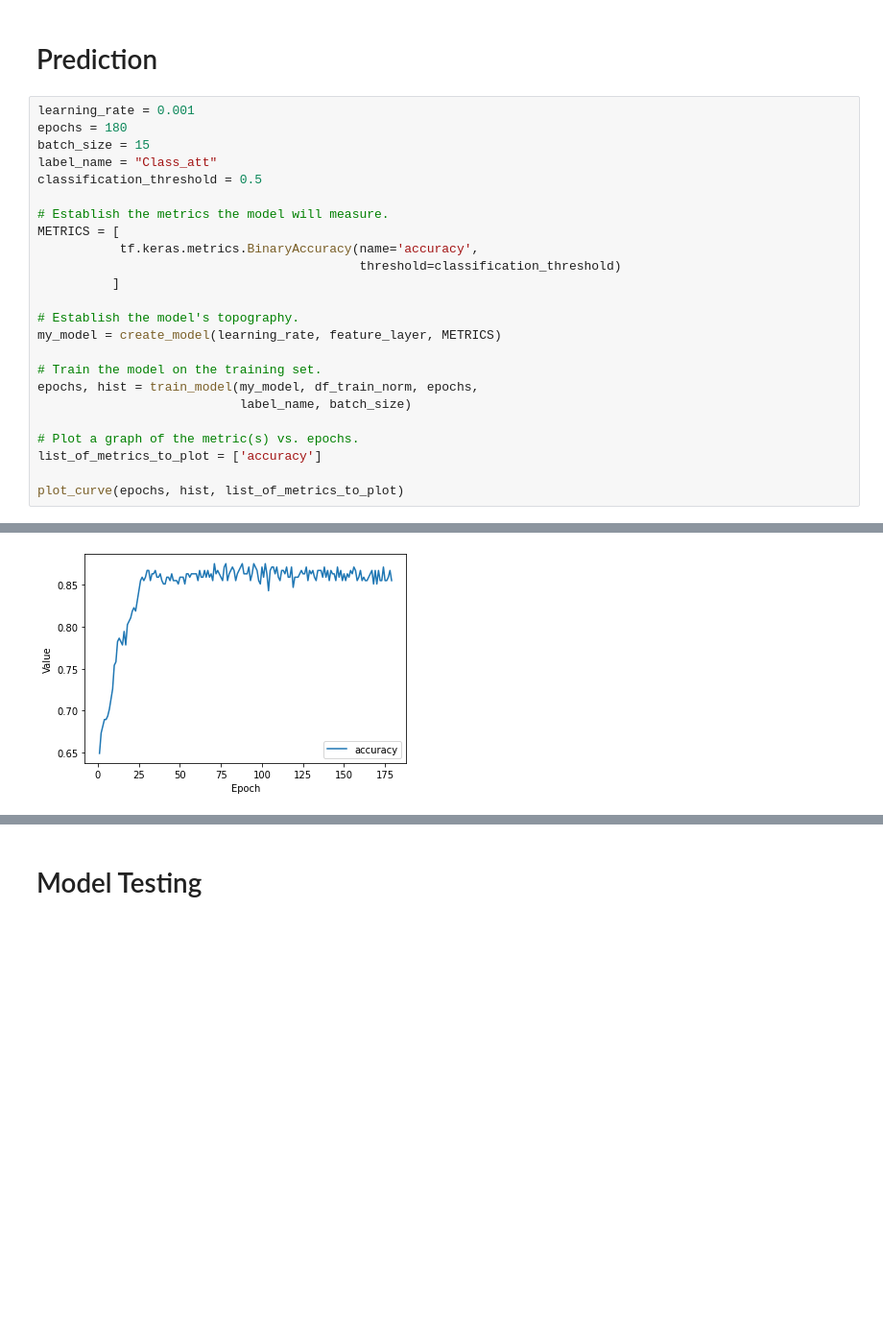
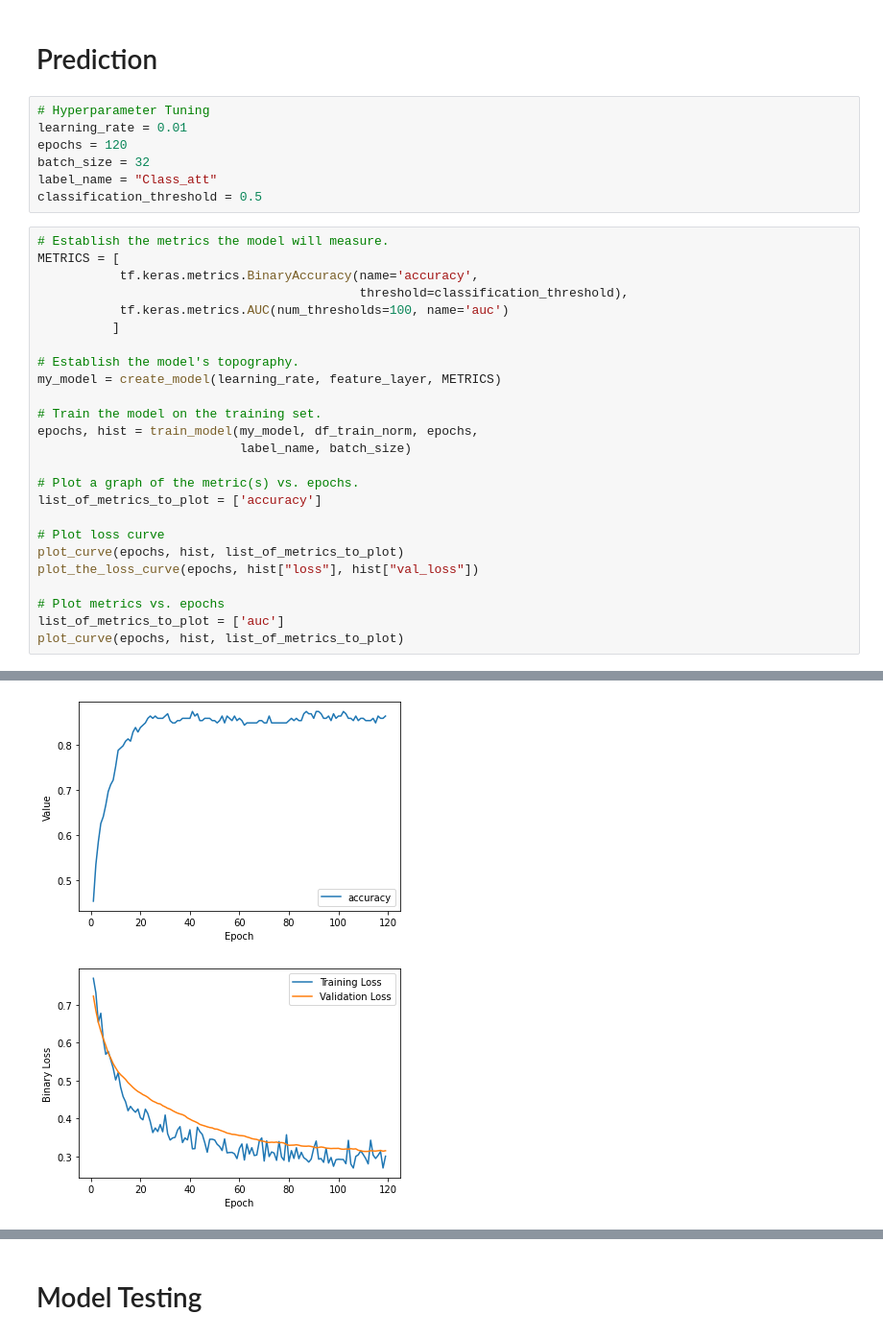
Before and after one commit to firdarinoa/bangkit-assignment5, a Jupyter notebook: Backpainclassification.ipynb, the cells around one changed output, grey strips where cells are left out. Shown at 96% size. Drawn from its saved outputs; the diff is of its cells as text; blank space fills up the shorter version.

Commit message:
Model changed - linear, Added plot function

```diff
--- a/Backpainclassification.ipynb
+++ b/Backpainclassification.ipynb
@@ -250,16 +279,18 @@ Defined the plot_curve function.
 # %% [markdown]
 # Prediction
+# %%
+# Hyperparameter Tuning
+learning_rate = 0.01
+epochs = 120
+batch_size = 32
+label_name = "Class_att"
+classification_threshold = 0.5
 # %%
-learning_rate = 0.001
-epochs = 180
-batch_size = 15
-label_name = "Class_att"
-classification_threshold = 0.5
-
 # Establish the metrics the model will measure.
 METRICS = [
            tf.keras.metrics.BinaryAccuracy(name='accuracy',
-                                           threshold=classification_threshold)
+                                           threshold=classification_threshold),
+           tf.keras.metrics.AUC(num_thresholds=100, name='auc')
           ]
 
 # Establish the model's topography.
@@ -272,5 +303,11 @@ epochs, hist = train_model(my_model, df_train_norm, epochs,
 # Plot a graph of the metric(s) vs. epochs.
 list_of_metrics_to_plot = ['accuracy']
 
+# Plot loss curve
 plot_curve(epochs, hist, list_of_metrics_to_plot)
+plot_the_loss_curve(epochs, hist["loss"], hist["val_loss"])
+
+# Plot metrics vs. epochs
+list_of_metrics_to_plot = ['auc']
+plot_curve(epochs, hist, list_of_metrics_to_plot)
 # %% [output]
@@ -294 +331,2 @@ Epoch 180/180
-[figure, old version]
+[figure, new version]
+[figure, added]
```
Also changed, not shown: parts of 20 cells of this notebook.
